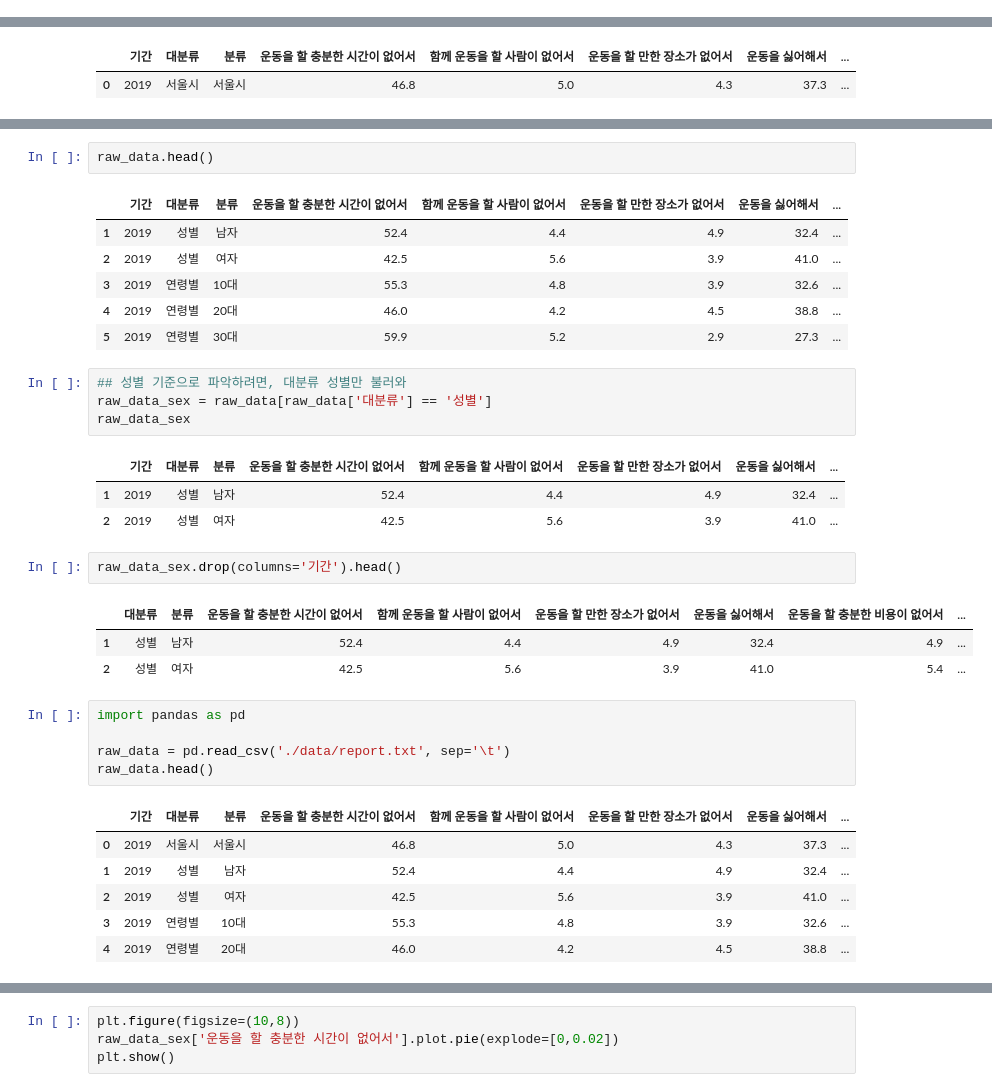
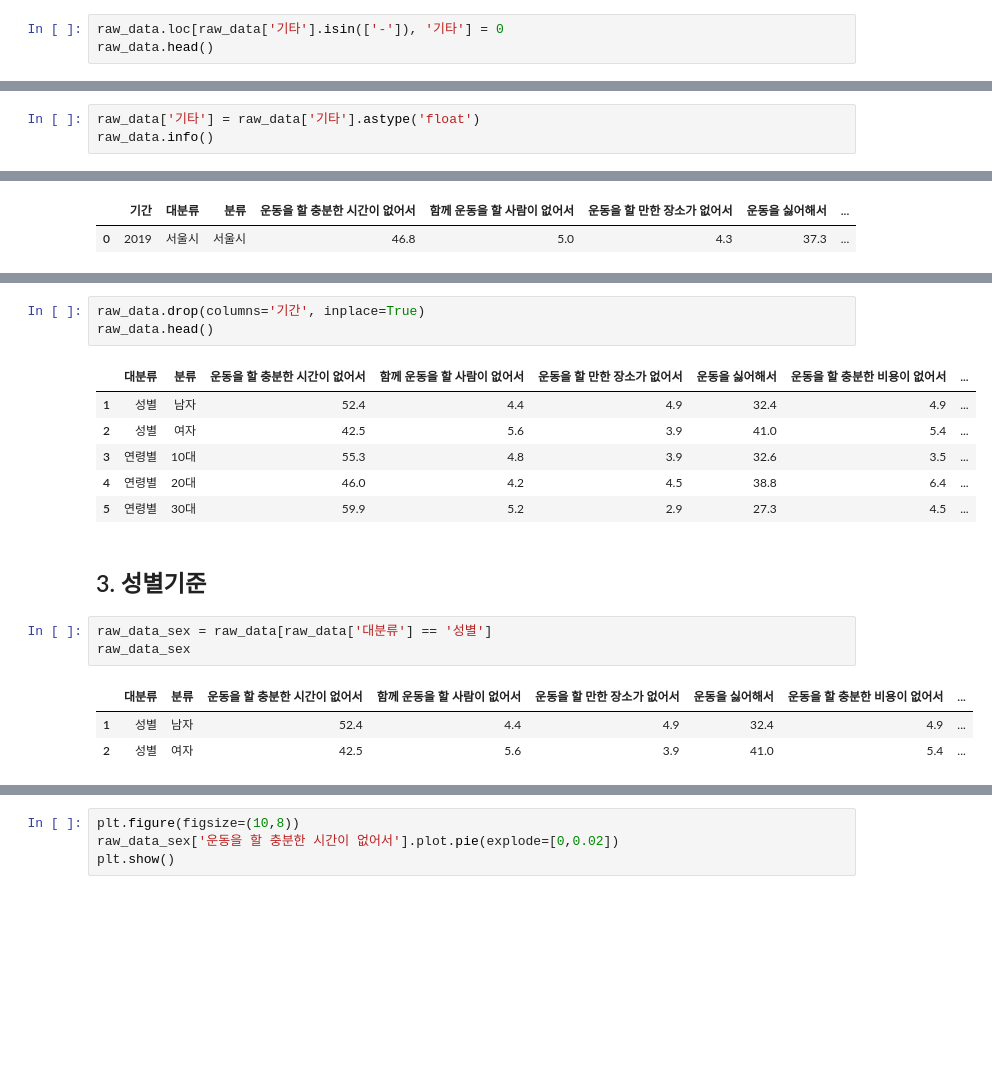
Before and after one commit to dockyum/TIL-data-science, a Jupyter notebook: FC16-class/data_visualization.ipynb, the cells around one changed output, grey strips where cells are left out. Saved outputs shown, nothing was run; the diff lists cells and outputs as text; blank space fills up the shorter version.

```diff
--- a/class/data_visualization.ipynb
+++ b/FC16-class/data_visualization.ipynb
@@ -69,3 +71,6 @@ Data columns (total 9 columns):
  8   기타                 52 non-null     object
 dtypes: float64(5), int64(1), object(3)
 memory usage: 3.8+ KB
+# %%
+raw_data.loc[raw_data['기타'].isin(['-']), '기타'] = 0
+raw_data.head()
@@ -71,0 +84,3 @@ memory usage: 3.8+ KB
+# %%
+raw_data['기타'] = raw_data['기타'].astype('float')
+raw_data.info()
@@ -81,35 +130,19 @@ KeyError: '[0] not found in axis'
-# %%
-raw_data.head()
-# %% [output]
-|  | 기간 | 대분류 | 분류 | 운동을 할 충분한 시간이 없어서 | 함께 운동을 할 사람이 없어서 | 운동을 할 만한 장소가 없어서 | 운동을 싫어해서 | ... |
-| 1 | 2019 | 성별 | 남자 | 52.4 | 4.4 | 4.9 | 32.4 | ... |
-| 2 | 2019 | 성별 | 여자 | 42.5 | 5.6 | 3.9 | 41.0 | ... |
-| 3 | 2019 | 연령별 | 10대 | 55.3 | 4.8 | 3.9 | 32.6 | ... |
-| 4 | 2019 | 연령별 | 20대 | 46.0 | 4.2 | 4.5 | 38.8 | ... |
-| 5 | 2019 | 연령별 | 30대 | 59.9 | 5.2 | 2.9 | 27.3 | ... |
+# %%
+raw_data.drop(columns='기간', inplace=True)
+raw_data.head()
+# %% [output]
+|  | 대분류 | 분류 | 운동을 할 충분한 시간이 없어서 | 함께 운동을 할 사람이 없어서 | 운동을 할 만한 장소가 없어서 | 운동을 싫어해서 | 운동을 할 충분한 비용이 없어서 | ... |
+| 1 | 성별 | 남자 | 52.4 | 4.4 | 4.9 | 32.4 | 4.9 | ... |
+| 2 | 성별 | 여자 | 42.5 | 5.6 | 3.9 | 41.0 | 5.4 | ... |
+| 3 | 연령별 | 10대 | 55.3 | 4.8 | 3.9 | 32.6 | 3.5 | ... |
+| 4 | 연령별 | 20대 | 46.0 | 4.2 | 4.5 | 38.8 | 6.4 | ... |
+| 5 | 연령별 | 30대 | 59.9 | 5.2 | 2.9 | 27.3 | 4.5 | ... |
+# %% [markdown]
+## 3. 성별기준
 # %%
-## 성별 기준으로 파악하려면, 대분류 성별만 불러와
 raw_data_sex = raw_data[raw_data['대분류'] == '성별']
 raw_data_sex
 # %% [output]
-|  | 기간 | 대분류 | 분류 | 운동을 할 충분한 시간이 없어서 | 함께 운동을 할 사람이 없어서 | 운동을 할 만한 장소가 없어서 | 운동을 싫어해서 | ... |
-| 1 | 2019 | 성별 | 남자 | 52.4 | 4.4 | 4.9 | 32.4 | ... |
-| 2 | 2019 | 성별 | 여자 | 42.5 | 5.6 | 3.9 | 41.0 | ... |
+|  | 대분류 | 분류 | 운동을 할 충분한 시간이 없어서 | 함께 운동을 할 사람이 없어서 | 운동을 할 만한 장소가 없어서 | 운동을 싫어해서 | 운동을 할 충분한 비용이 없어서 | ... |
+| 1 | 성별 | 남자 | 52.4 | 4.4 | 4.9 | 32.4 | 4.9 | ... |
+| 2 | 성별 | 여자 | 42.5 | 5.6 | 3.9 | 41.0 | 5.4 | ... |
-# %%
-raw_data_sex.drop(columns='기간').head()
-# %% [output]
-|  | 대분류 | 분류 | 운동을 할 충분한 시간이 없어서 | 함께 운동을 할 사람이 없어서 | 운동을 할 만한 장소가 없어서 | 운동을 싫어해서 | 운동을 할 충분한 비용이 없어서 | ... |
-| 1 | 성별 | 남자 | 52.4 | 4.4 | 4.9 | 32.4 | 4.9 | ... |
-| 2 | 성별 | 여자 | 42.5 | 5.6 | 3.9 | 41.0 | 5.4 | ... |
-# %%
-import pandas as pd
-
-raw_data = pd.read_csv('./data/report.txt', sep='\t')
-raw_data.head()
-# %% [output]
-|  | 기간 | 대분류 | 분류 | 운동을 할 충분한 시간이 없어서 | 함께 운동을 할 사람이 없어서 | 운동을 할 만한 장소가 없어서 | 운동을 싫어해서 | ... |
-| 0 | 2019 | 서울시 | 서울시 | 46.8 | 5.0 | 4.3 | 37.3 | ... |
-| 1 | 2019 | 성별 | 남자 | 52.4 | 4.4 | 4.9 | 32.4 | ... |
-| 2 | 2019 | 성별 | 여자 | 42.5 | 5.6 | 3.9 | 41.0 | ... |
-| 3 | 2019 | 연령별 | 10대 | 55.3 | 4.8 | 3.9 | 32.6 | ... |
-| 4 | 2019 | 연령별 | 20대 | 46.0 | 4.2 | 4.5 | 38.8 | ... |
```
Also changed, not shown: parts of 19 cells of this notebook.
